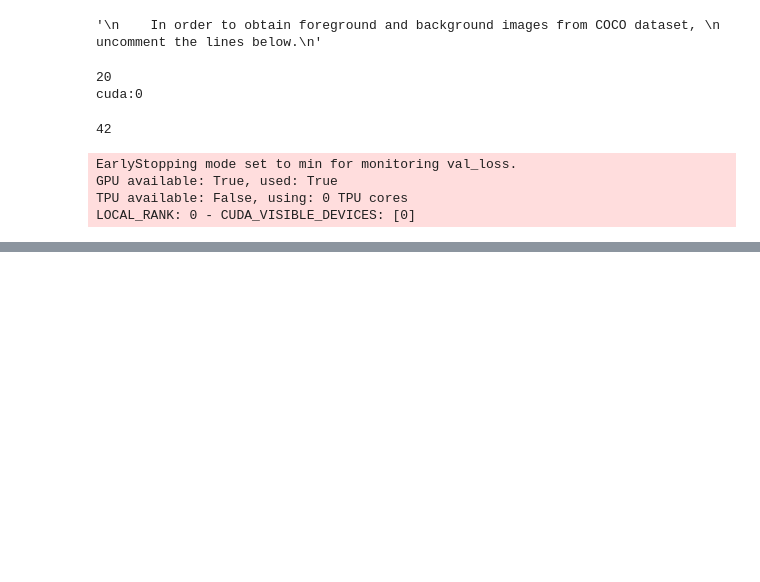
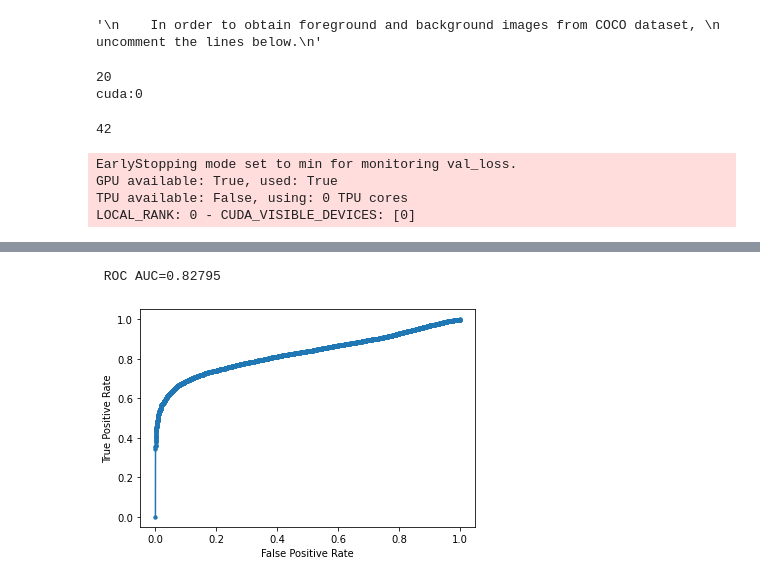
Before and after one commit to kredde/background-masked-generative-models, a Jupyter notebook: notebooks/08-VAEVariance-FASHIONMNIST-Salih.ipynb, the cells around one changed output, grey strips where cells are left out. Cells and saved outputs as stored; diff of their text form; code cells hidden in the pictures; blank space fills up the shorter version.

```diff
--- a/notebooks/08-VAEVariance-FASHIONMNIST-Salih.ipynb
+++ b/notebooks/08-VAEVariance-FASHIONMNIST-Salih.ipynb
@@ -138,0 +151,32 @@ generate_images(eval_VAE_full_img, test)
+# %%
+from src.utils.vae import reconstructed_probability
+i = 0
+ood_recon = []
+for img in iter(mnist_test):
+    img = img[0][0]
+    recon_prob = reconstructed_probability(img, eval_VAE_full_img)
+    ood_recon.append(recon_prob)
+#     print(recon_prob)
+#     plt.imshow(img[0, :, :].detach().cpu().numpy(), cmap="gray")
+#     plt.show()
+#     i += 1
+# %%
+from src.utils.vae import reconstructed_probability
+i = 0
+ood_recon = []
+for img in iter(constant_black):
+    img = img[0]
+    recon_prob = reconstructed_probability(img, eval_VAE_full_img)
+    ood_recon.append(recon_prob)
+# %%
+from src.utils.vae import reconstructed_probability
+i = 0
+ood_recon = []
+for img in iter(fashion_test):
+    img = img[0][0]
+    recon_prob = reconstructed_probability(img, eval_VAE_full_img, random_bg=True)
+    ood_recon.append(recon_prob)
+#     print(recon_prob)
+#     plt.imshow(img[0, :, :].detach().cpu().numpy(), cmap="gray")
+#     plt.show()
+#     i += 1
@@ -138,0 +193,9 @@ generate_images(eval_VAE_full_img, test)
+# %%
+from src.utils.ood_test import plot_roc_auc
+targets = np.concatenate((np.ones(len(in_dist_recon)), np.zeros(len(ood_recon))))
+results = np.concatenate((in_dist_recon, ood_recon))
+# %%
+plot_roc_auc(targets, results)
+# %% [output]
+ ROC AUC=0.82795
+[figure, added]
```
Also changed, not shown: parts of 12 cells of this notebook, 9 other files.
